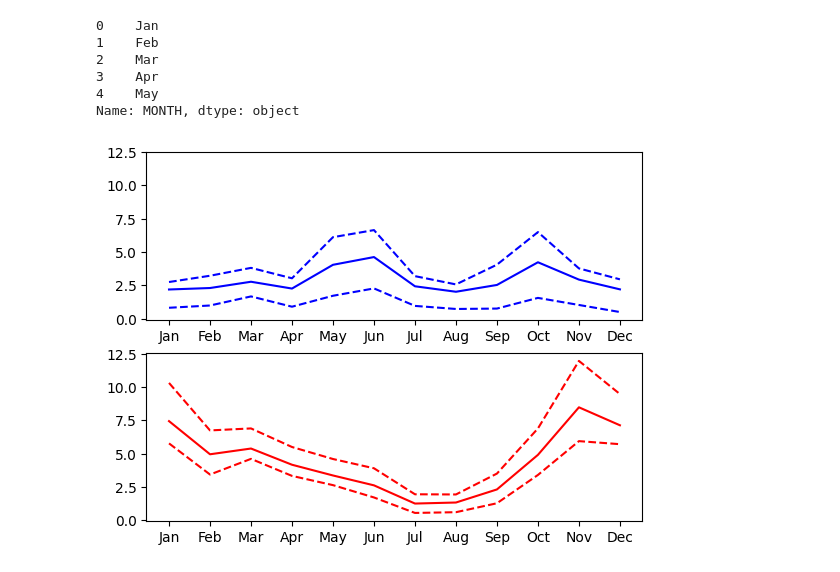
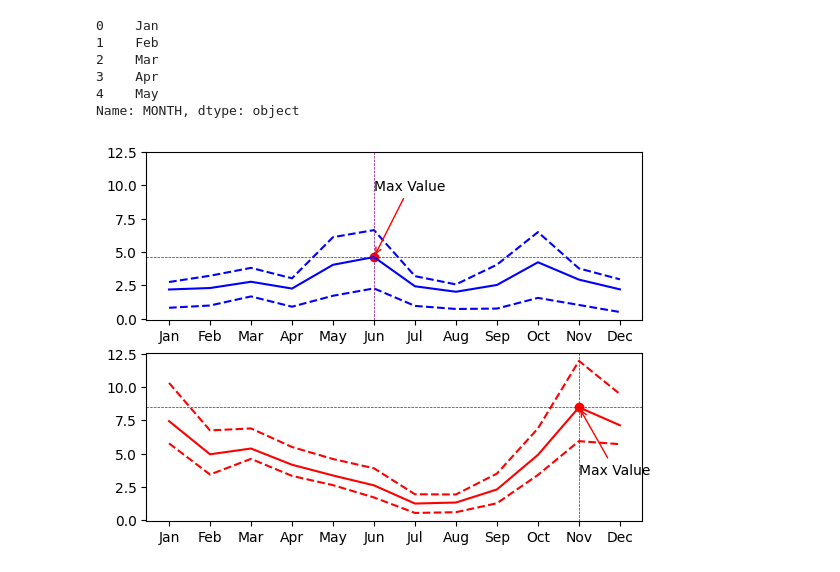
Before and after one commit to Kinetics20/Data_viz_lab, a Jupyter notebook: matplotlib_2.ipynb, the cells around one changed output. Saved outputs shown, nothing was run; the diff lists cells and outputs as text; code cells hidden in the pictures.

```diff
--- a/matplotlib_2.ipynb
+++ b/matplotlib_2.ipynb
@@ -197,22 +197,44 @@ Name: MONTH, dtype: object
 # %%
 austin = austin_weather.groupby('MONTH', sort=False)[['MLY-PRCP-NORMAL', 'MLY-PRCP-25PCTL', 'MLY-PRCP-75PCTL']].mean()
 seattle = seattle_weather.groupby('MONTH', sort=False)[['MLY-PRCP-NORMAL', 'MLY-PRCP-25PCTL', 'MLY-PRCP-75PCTL']].mean()
+# %%
+def annotate_with_marker(df, ax, title='Max Value', loc=(0, 0),**arrowprops):
+    max_idx_, max_val_ = df['MLY-PRCP-NORMAL'].idxmax(), df['MLY-PRCP-NORMAL'].max()
+
+    props = dict(arrowstyle='->', color='r') | arrowprops
+
+    ax.scatter(max_idx_, max_val_, color='r', marker='o')
+    ax.annotate(title,
+               xy=(max_idx_, max_val_),
+               xytext= (max_idx_ , max_val_ + loc[1]),
+               arrowprops=props
+               )
 # %%
 fig, ax = plt.subplots(2, 1, sharey=True)
 
 ax[0].plot(austin.index, austin['MLY-PRCP-NORMAL'], color='b')
 ax[0].plot(austin.index, austin['MLY-PRCP-25PCTL'], linestyle='--', color='b')
 ax[0].plot(austin.index, austin['MLY-PRCP-75PCTL'], linestyle='--', color='b')
 
+
+ax[0].axvline(austin['MLY-PRCP-NORMAL'].idxmax(), color='purple', linestyle='--', linewidth=0.5)
+ax[0].axhline(austin['MLY-PRCP-NORMAL'].max(), color='purple', linestyle='--', linewidth=0.5)
+
+annotate_with_marker(austin, ax[0], loc=(0, 5))
+
+
 ax[1].plot(seattle.index, seattle['MLY-PRCP-NORMAL'], color='r')
 ax[1].plot(seattle.index, seattle['MLY-PRCP-25PCTL'], linestyle='--', color='r')
 ax[1].plot(seattle.index, seattle['MLY-PRCP-75PCTL'], linestyle='--', color='r')
 
-# plt.style.use('default')
+ax[1].axvline(seattle['MLY-PRCP-NORMAL'].idxmax(), color='purple', linestyle='--', linewidth=0.5)
+ax[1].axhline(seattle['MLY-PRCP-NORMAL'].max(), color='purple', linestyle='--', linewidth=0.5)
+
+annotate_with_marker(seattle, ax[1], loc=(0, -5))
 
 plt.show()
 # %% [output]
-[figure, old version]
+[figure, new version]
 # %%
 fig, ax = plt.subplots()
 
```
Also changed, not shown: parts of 25 cells of this notebook, 1 other file.
